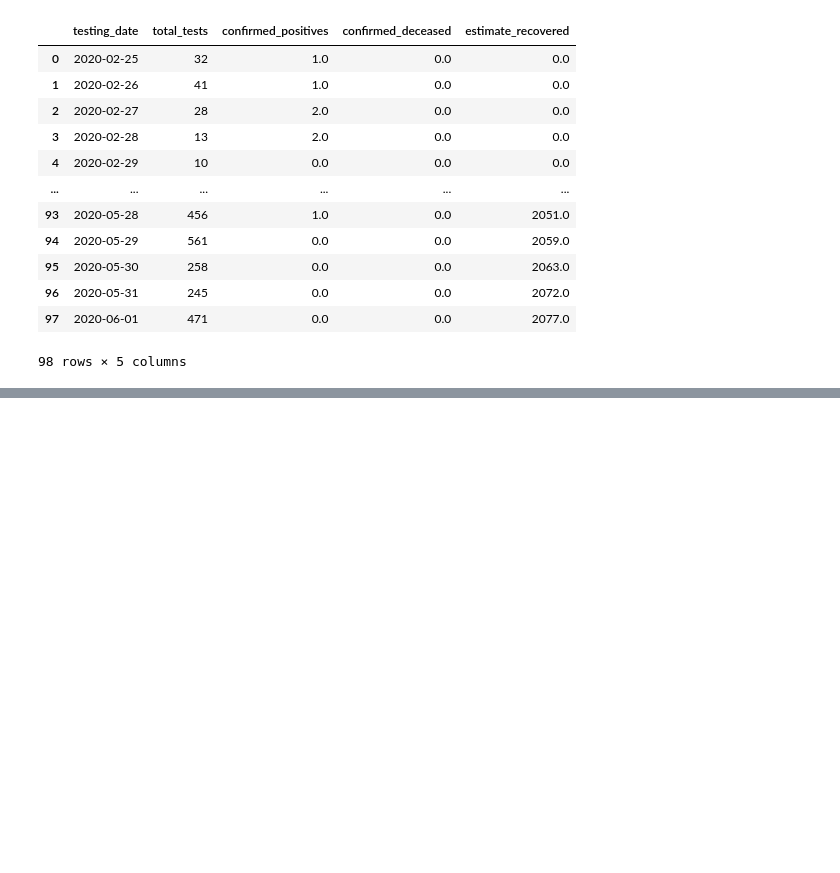
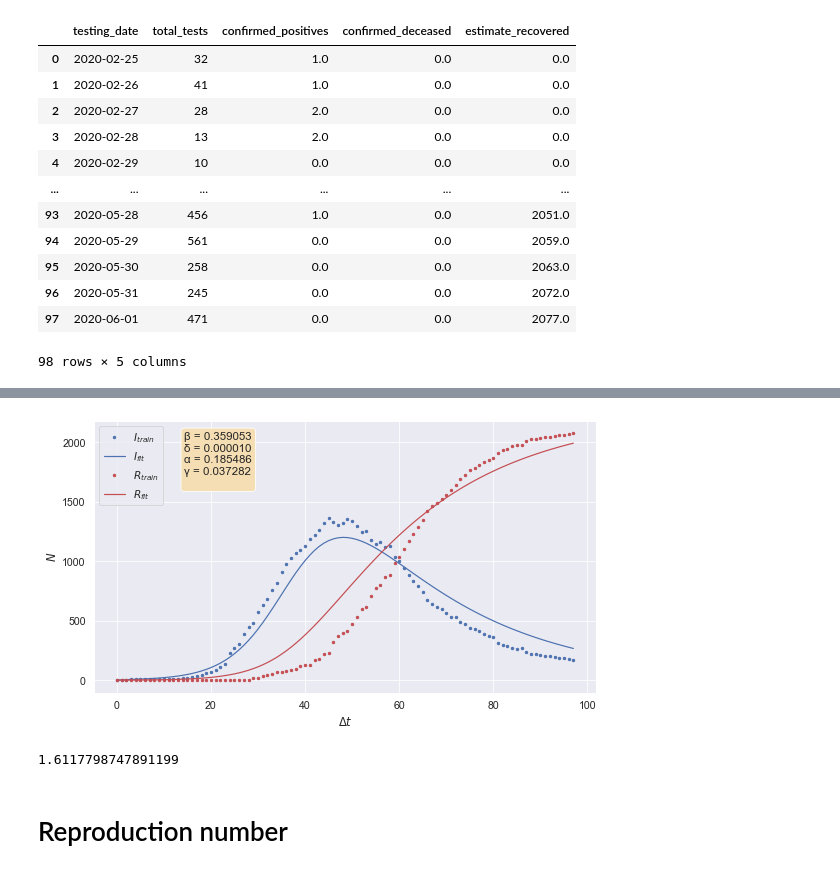
Before and after one commit to akapet00/covid-19-modelling-croatia, a Jupyter notebook: notebooks/03-SEIRD-modeling.ipynb, the cells around one changed output, grey strips where cells are left out. Saved outputs shown, nothing was run; the diff lists cells and outputs as text; code cells hidden in the pictures; blank space fills up the shorter version.

```diff
--- a/notebooks/03-SEIRD-modeling.ipynb
+++ b/notebooks/03-SEIRD-modeling.ipynb
@@ -84,0 +94,28 @@ R0
+# %%
+fig = plt.figure(figsize=(9, 5))
+ax = fig.subplots(nrows=1, ncols=1)
+ax.plot(I_train, '.', c='b', label='$I_{train}$')
+ax.plot(I_sim, '-', c='b', label='$I_{fit}$')
+ax.plot(R_train, '.', c='r', label='$R_{train}$')
+ax.plot(R_sim, '-', c='r', label='$R_{fit}$')
+ax.text(0.18, 0.96,
+        f'β = {params[0]:.6f}\nδ = {params[1]:.6f}\nα = {params[2]:.6f}\nγ = {params[3]:.6f}\n',
+        transform=ax.transAxes,
+        verticalalignment='top',
+        bbox=dict(boxstyle='round', facecolor='wheat', alpha=1))
+ax.set_xlabel('$\Delta t$')
+ax.set_ylabel('$N$')
+ax.legend()
+plt.show();
+# %% [output]
+[figure, added]
+# %%
+# beta = 0.403471 <= average number of contacts per person per time
+# gamma = 0.195135 <= infectious rate = 1/(infectious time period)
+# R0 = beta / gamma <= basic reproduction number
+R0 = params[0] / (params[2] + params[3])
+R0
+# %% [output]
+1.6117798747891199
+# %% [markdown]
+# Reproduction number
```
Also changed, not shown: parts of 8 cells of this notebook.
